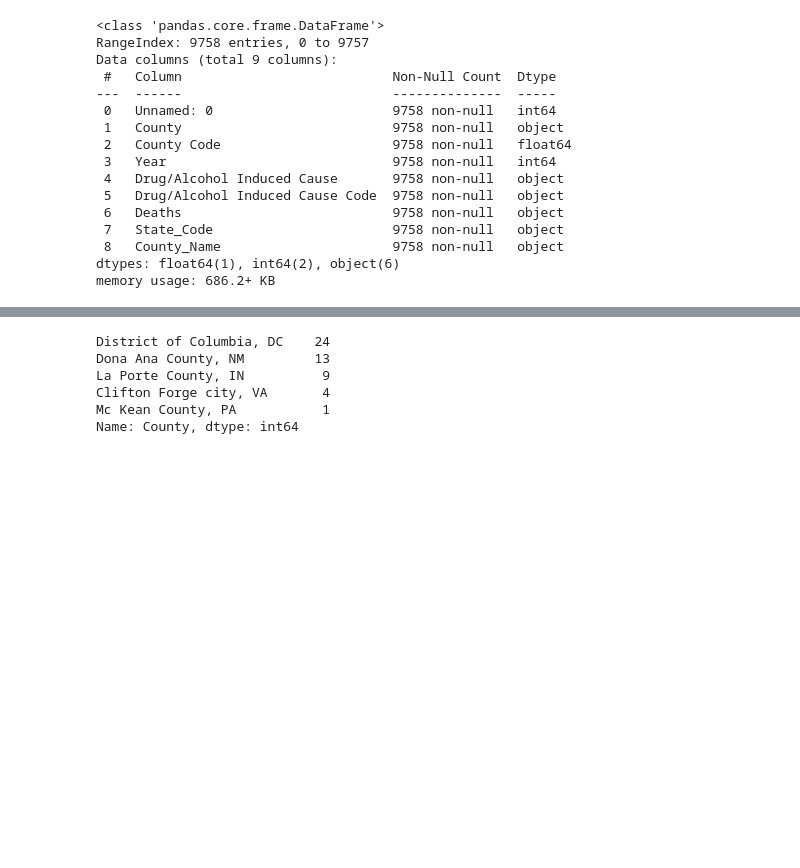
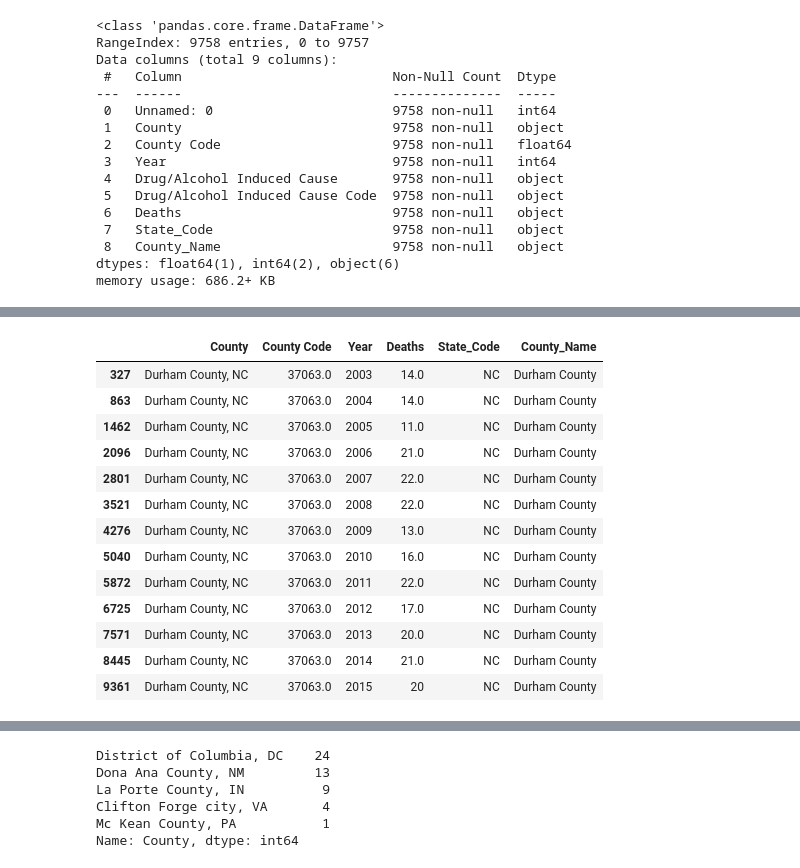
Before and after one commit to MIDS-at-Duke/pds2021-opioids-team-2-ids720, a Jupyter notebook: 10_code/pop_death_merge.ipynb, the cells around one changed output, grey strips where cells are left out. Cells and saved outputs as stored; diff of their text form; code cells hidden in the pictures; blank space fills up the shorter version.

```diff
--- a/10_code/pop_death_merge.ipynb
+++ b/10_code/pop_death_merge.ipynb
@@ -59,0 +129,17 @@ death.drop("Unnamed: 0", axis = 1, inplace=True)
+# %%
+death[death["County_Name"]=="Durham County"]
+# %% [output]
+|  | County | County Code | Year | Deaths | State_Code | County_Name |
+| 327 | Durham County, NC | 37063.0 | 2003 | 14.0 | NC | Durham County |
+| 863 | Durham County, NC | 37063.0 | 2004 | 14.0 | NC | Durham County |
+| 1462 | Durham County, NC | 37063.0 | 2005 | 11.0 | NC | Durham County |
+| 2096 | Durham County, NC | 37063.0 | 2006 | 21.0 | NC | Durham County |
+| 2801 | Durham County, NC | 37063.0 | 2007 | 22.0 | NC | Durham County |
+| 3521 | Durham County, NC | 37063.0 | 2008 | 22.0 | NC | Durham County |
+| 4276 | Durham County, NC | 37063.0 | 2009 | 13.0 | NC | Durham County |
+| 5040 | Durham County, NC | 37063.0 | 2010 | 16.0 | NC | Durham County |
+| 5872 | Durham County, NC | 37063.0 | 2011 | 22.0 | NC | Durham County |
+| 6725 | Durham County, NC | 37063.0 | 2012 | 17.0 | NC | Durham County |
+| 7571 | Durham County, NC | 37063.0 | 2013 | 20.0 | NC | Durham County |
+| 8445 | Durham County, NC | 37063.0 | 2014 | 21.0 | NC | Durham County |
+| 9361 | Durham County, NC | 37063.0 | 2015 | 20 | NC | Durham County |
```
Also changed, not shown: parts of 24 cells of this notebook, 1 other file.
